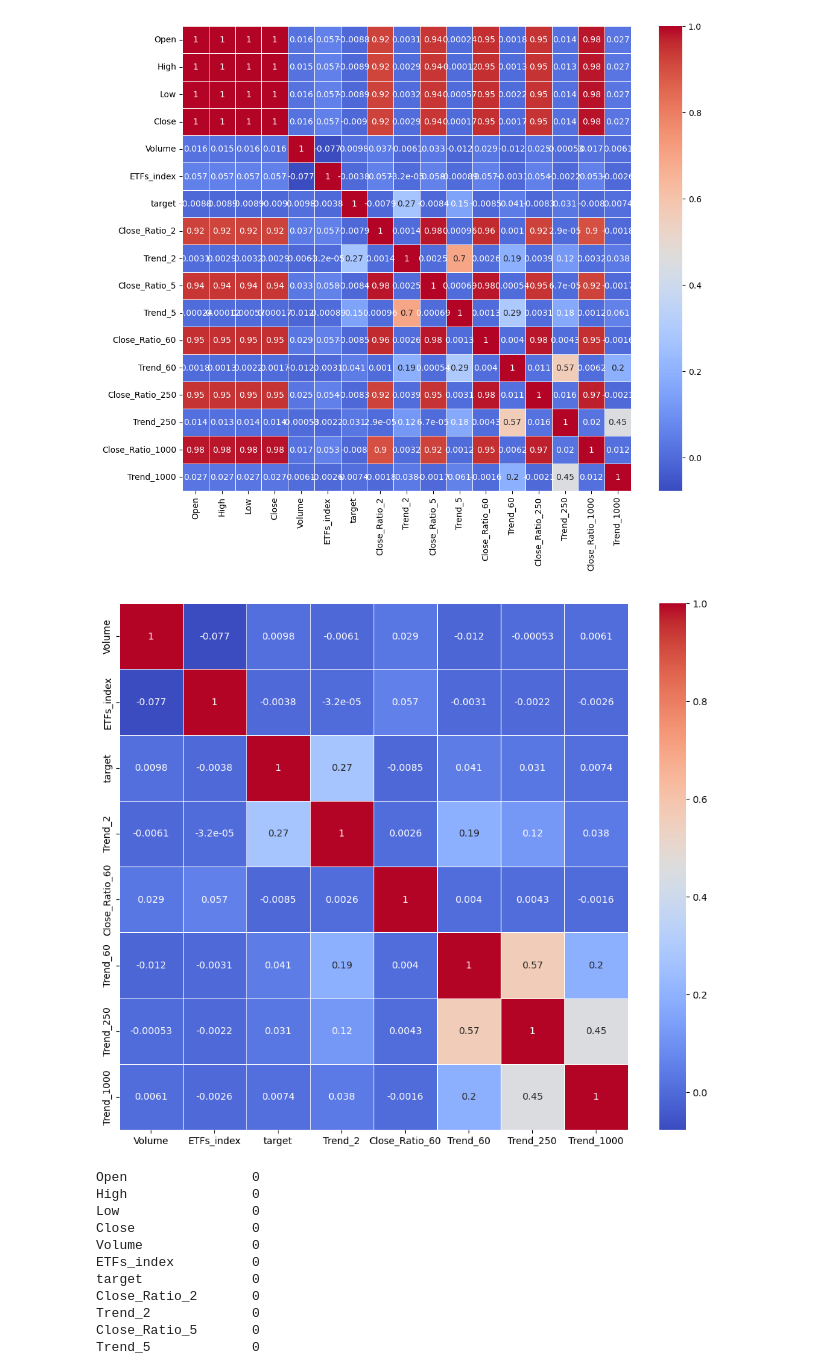
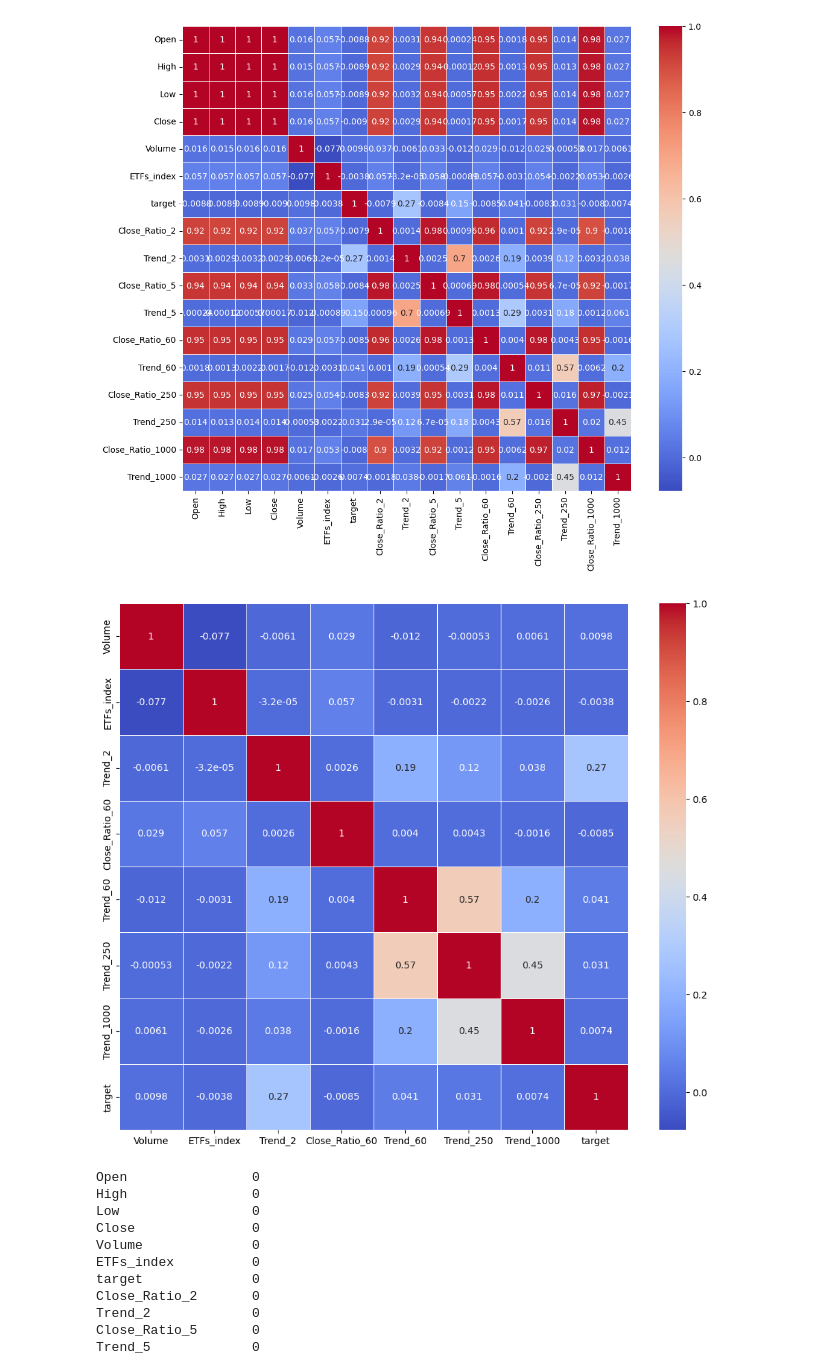
Before and after one commit to SichenLiu111/CS334FinalProjectCode, a Jupyter notebook: preprocess/preprocess.ipynb, the cells around one changed output. Drawn from its saved outputs; the diff is of its cells as text; code cells hidden in the pictures.

```diff
--- a/preprocess/preprocess.ipynb
+++ b/preprocess/preprocess.ipynb
@@ -137,16 +137,16 @@ plt.show()
 # %%
 # check correlation heatmap after selecting certain features
 selected_features = ['Volume', 'ETFs_index',
-       'target', 'Trend_2',
+       'Trend_2',
        'Close_Ratio_60', 'Trend_60', 'Trend_250',
-       'Trend_1000']
+       'Trend_1000', 'target']
 
 partial_corr_matrix = df[selected_features].corr()
 plt.figure(figsize=(12, 10))
 sns.heatmap(partial_corr_matrix, annot=True, cmap="coolwarm", linewidths=0.5)
 plt.show()
 # %% [output]
-[figure, old version]
+[figure, new version]
 # %%
 # check null values
 print(df.isnull().sum())
```
Also changed, not shown: parts of 2 cells of this notebook, 2 other files.
